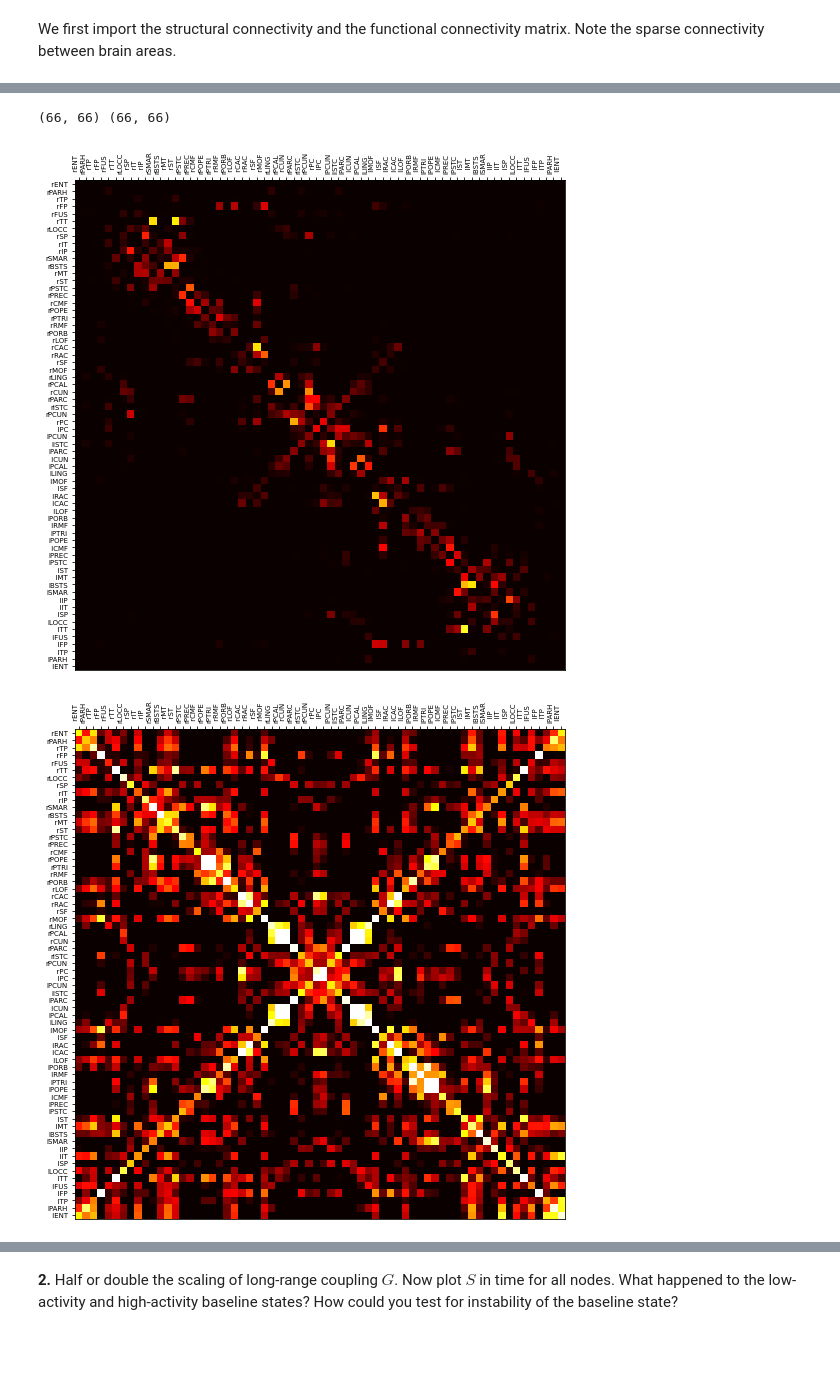
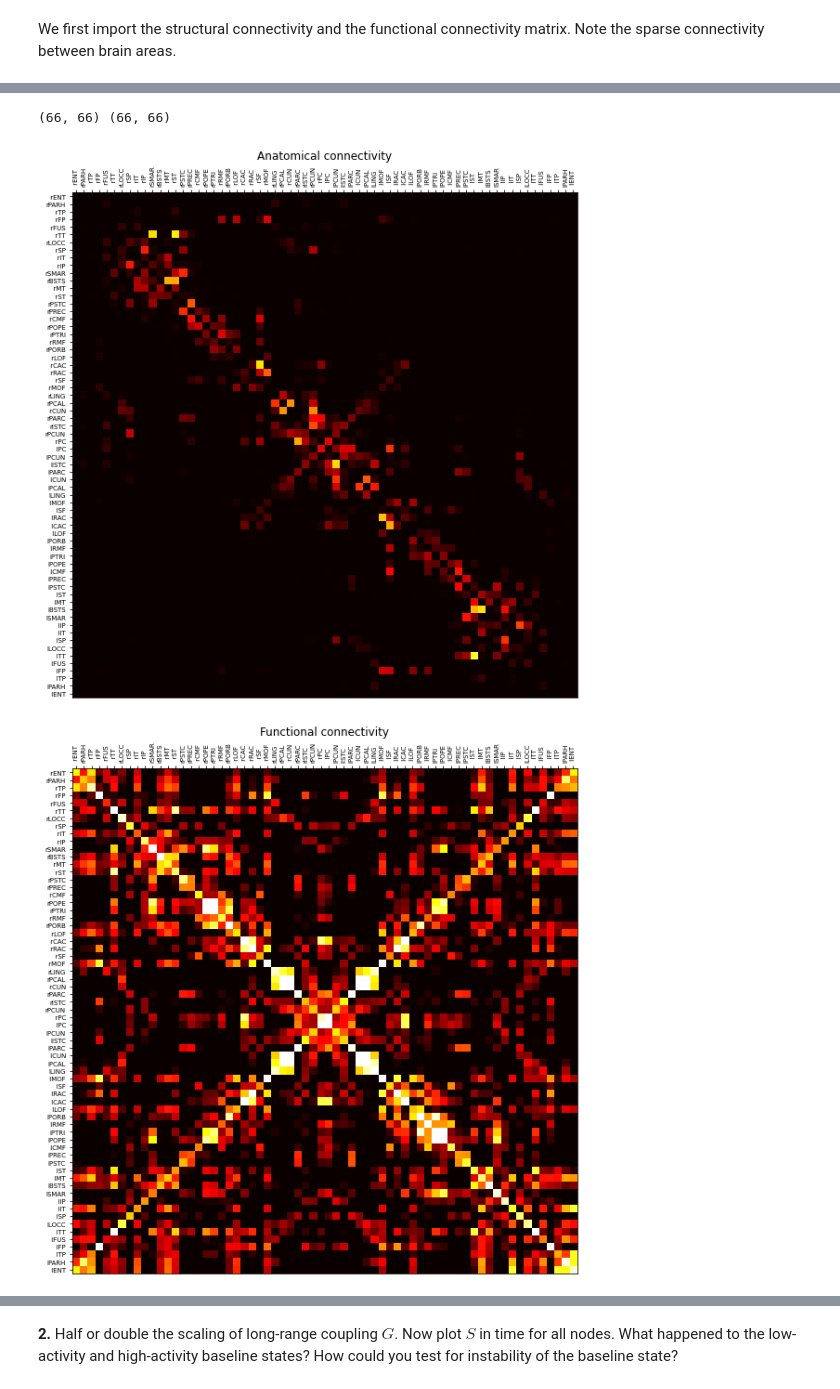
Before and after one commit to NeoNeuron/CCN2021_TUT, a Jupyter notebook: large-scale.ipynb, the cells around one changed output, grey strips where cells are left out. Saved outputs shown, nothing was run; the diff lists cells and outputs as text; code cells hidden in the pictures; blank space fills up the shorter version.

```diff
--- a/large-scale.ipynb
+++ b/large-scale.ipynb
@@ -93,0 +86,9 @@ $$
+# %%
+#@title Execute the cell to initialize the notebook environment
+from __future__ import division
+import numpy as np
+import matplotlib.pyplot as plt
+%matplotlib inline
+plt.rcParams['savefig.dpi'] = 150
+plt.rcParams['legend.fontsize'] = 16
+plt.rcParams['axes.labelsize'] = 16
@@ -94,3 +124,14 @@ $$
+# %%
+#@title Data retrieval
+#@markdown This cell downloads the example dataset that we will use in this tutorial, stored in `load_data` as a `dict`.
+import io
+import requests
+from scipy.io import loadmat
+r = requests.get('https://raw.githubusercontent.com/NeoNeuron/CCN2021_TUT/main/data/Human_66.mat')
+if r.status_code != 200:
+  print('Failed to download data')
+else:
+  load_data = loadmat(io.BytesIO(r.content))
 # %% [markdown]
 We first import the structural connectivity and the functional connectivity matrix. Note the sparse connectivity between brain areas.
 # %%
@@ -103,42 +147,26 @@ print(testmat)
 # %%
-#### Anatomical connectivity and functional connectivity
-load_path = 'data/Human_66.mat'
-load_data = sio.loadmat(load_path)
+# Anatomical connectivity and functional connectivity
 C, anat_labels, FC, order = np.array(load_data['C']), load_data['anat_lbls'],\
 np.array(load_data['FC_emp']), np.array(load_data['Order'][0])-1
 
-#### resort anatomical connectivity and functional connectivity
+# resort anatomical connectivity and functional connectivity
 C = C[order,:]
 C = C[:,order]
 
-#### resort anatomical labels
+# resort anatomical labels
 anat_labels = anat_labels[order]
 
 FC = FC[order,:]
 FC = FC[:,order]
 
 print(C.shape, FC.shape)
 
-#### plot connectivity weights matrix
-
-fig = plt.figure(figsize=(10, 10))
-plt.imshow(C,interpolation='nearest',cmap='hot',vmin=0,vmax=.25)
-plt.gca().xaxis.tick_top()
-plt.gcf().autofmt_xdate(rotation=90)
-plt.xticks(np.arange(0, len(anat_labels), 1), anat_labels, size=7)
-plt.yticks(np.arange(0, len(anat_labels), 1), anat_labels, size=7)
-plt.show()
-
-fig = plt.figure(figsize=(10, 10))
-plt.imshow(FC,interpolation='nearest',cmap='hot',vmin=0,vmax=.25)
-plt.gca().xaxis.tick_top()
-plt.gcf().autofmt_xdate(rotation=90)
-plt.xticks(np.arange(0, len(anat_labels), 1), anat_labels, size=7)
-plt.yticks(np.arange(0, len(anat_labels), 1), anat_labels, size=7)
-plt.show()
+# plot connectivity weights matrix
+plot_connectivity(C, anat_labels, vmin=0, vmax=.25, title='Anatomical connectivity')
+plot_connectivity(FC, anat_labels, vmin=0, vmax=.25, title='Functional connectivity')
 # %% [output]
 (66, 66) (66, 66)
-[figure, old version]
+[figure, new version]
-[figure, old version]
+[figure, new version]
 # %% [markdown]
 ### Let's define the transfer function $F(I_i)$, the BOLD signal kernel $f_{bold}(t)$ and BOLD transformation:
```
Also changed, not shown: parts of 41 cells of this notebook, 3 other files.
